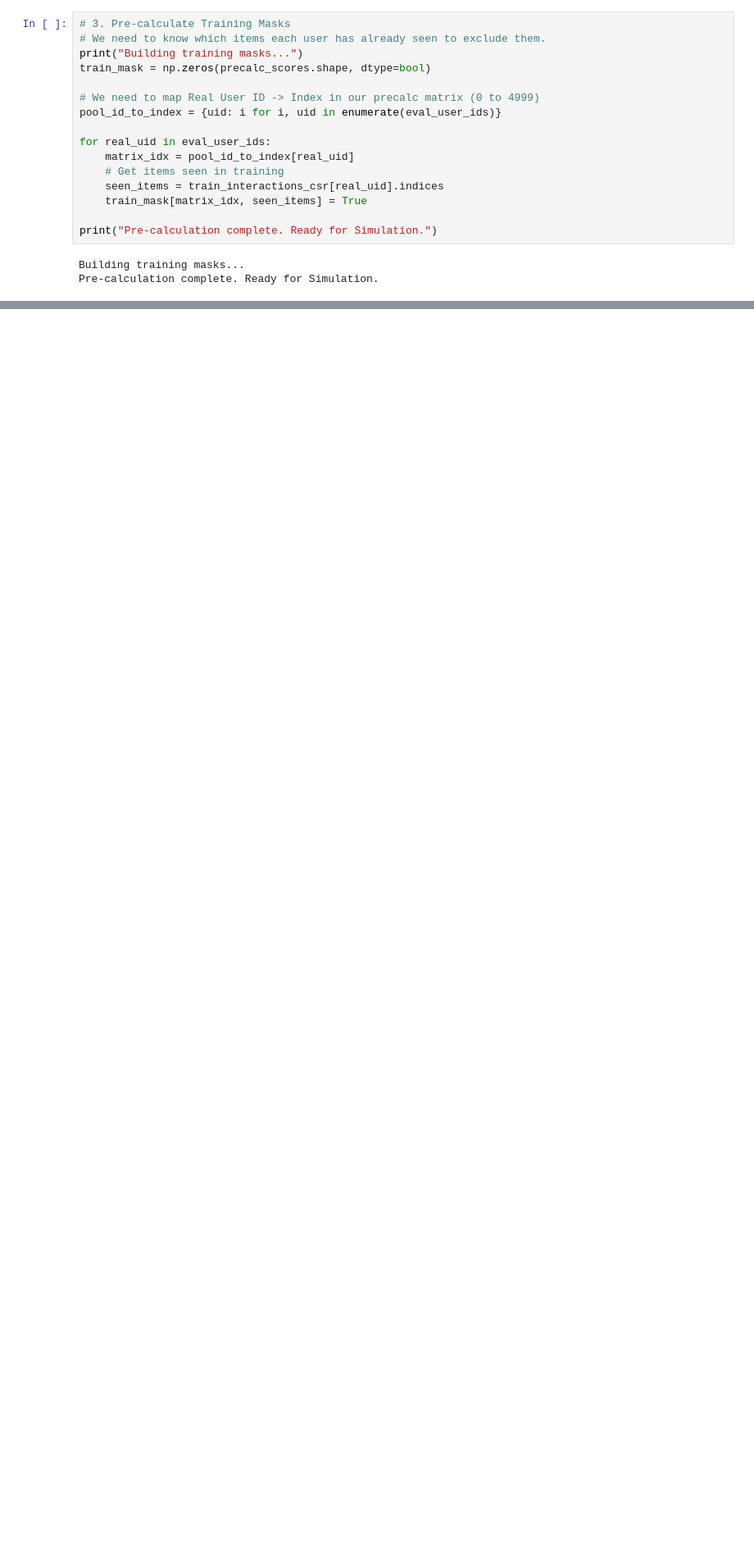
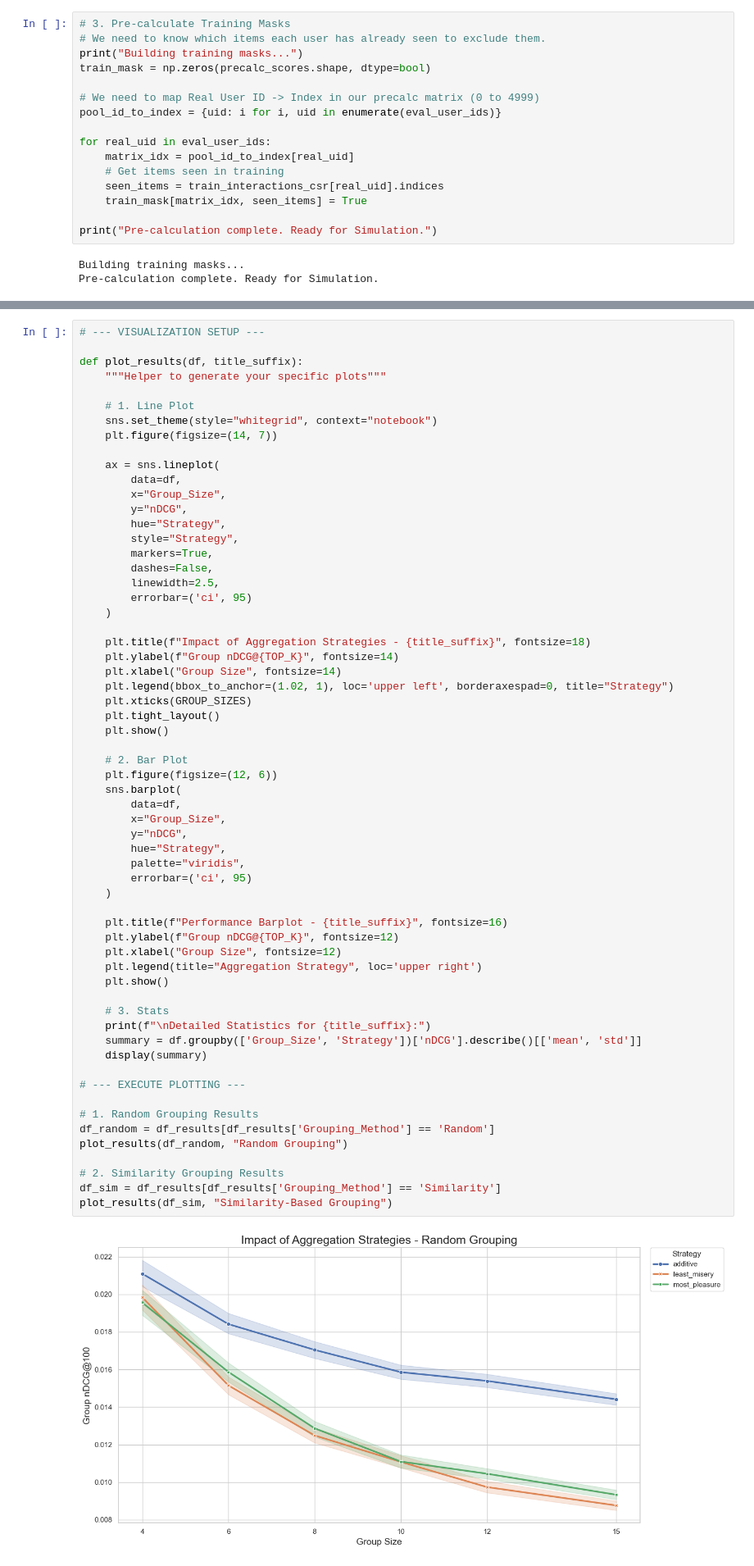
Before and after one commit to YannKleees/recsys, a Jupyter notebook: RecSysNotebooks/GroupingEVal.ipynb, the cells around one changed output, grey strips where cells are left out. Shown at 82% size. Saved outputs shown, nothing was run; the diff lists cells and outputs as text; blank space fills up the shorter version.

Commit message:
Final Similarity and random grouping

```diff
--- a/RecSysNotebooks/GroupingEVal.ipynb
+++ b/RecSysNotebooks/GroupingEVal.ipynb
@@ -362,0 +462,63 @@ Mean nDCG Scores:
+# %%
+# --- VISUALIZATION SETUP ---
+
+def plot_results(df, title_suffix):
+    """Helper to generate your specific plots"""
+
+    # 1. Line Plot
+    sns.set_theme(style="whitegrid", context="notebook")
+    plt.figure(figsize=(14, 7))
+
+    ax = sns.lineplot(
+        data=df,
+        x="Group_Size",
+        y="nDCG",
+        hue="Strategy",
+        style="Strategy",
+        markers=True,
+        dashes=False,
+        linewidth=2.5,
+        errorbar=('ci', 95)
+    )
+
+    plt.title(f"Impact of Aggregation Strategies - {title_suffix}", fontsize=18)
+    plt.ylabel(f"Group nDCG@{TOP_K}", fontsize=14)
+    plt.xlabel("Group Size", fontsize=14)
+    plt.legend(bbox_to_anchor=(1.02, 1), loc='upper left', borderaxespad=0, title="Strategy")
+    plt.xticks(GROUP_SIZES)
+    plt.tight_layout()
+    plt.show()
+
+    # 2. Bar Plot
+    plt.figure(figsize=(12, 6))
+    sns.barplot(
+        data=df,
+        x="Group_Size",
+        y="nDCG",
+        hue="Strategy",
+        palette="viridis",
+        errorbar=('ci', 95)
+    )
+
+    plt.title(f"Performance Barplot - {title_suffix}", fontsize=16)
+    plt.ylabel(f"Group nDCG@{TOP_K}", fontsize=12)
+    plt.xlabel("Group Size", fontsize=12)
+    plt.legend(title="Aggregation Strategy", loc='upper right')
+    plt.show()
+
+    # 3. Stats
+    print(f"\nDetailed Statistics for {title_suffix}:")
+    summary = df.groupby(['Group_Size', 'Strategy'])['nDCG'].describe()[['mean', 'std']]
+    display(summary)
+
+# --- EXECUTE PLOTTING ---
+
+# 1. Random Grouping Results
+df_random = df_results[df_results['Grouping_Method'] == 'Random']
+plot_results(df_random, "Random Grouping")
+
+# 2. Similarity Grouping Results
+df_sim = df_results[df_results['Grouping_Method'] == 'Similarity']
+plot_results(df_sim, "Similarity-Based Grouping")
+# %% [output]
+[figure, added]
```
Also changed, not shown: parts of 20 cells of this notebook, 1 other file.
